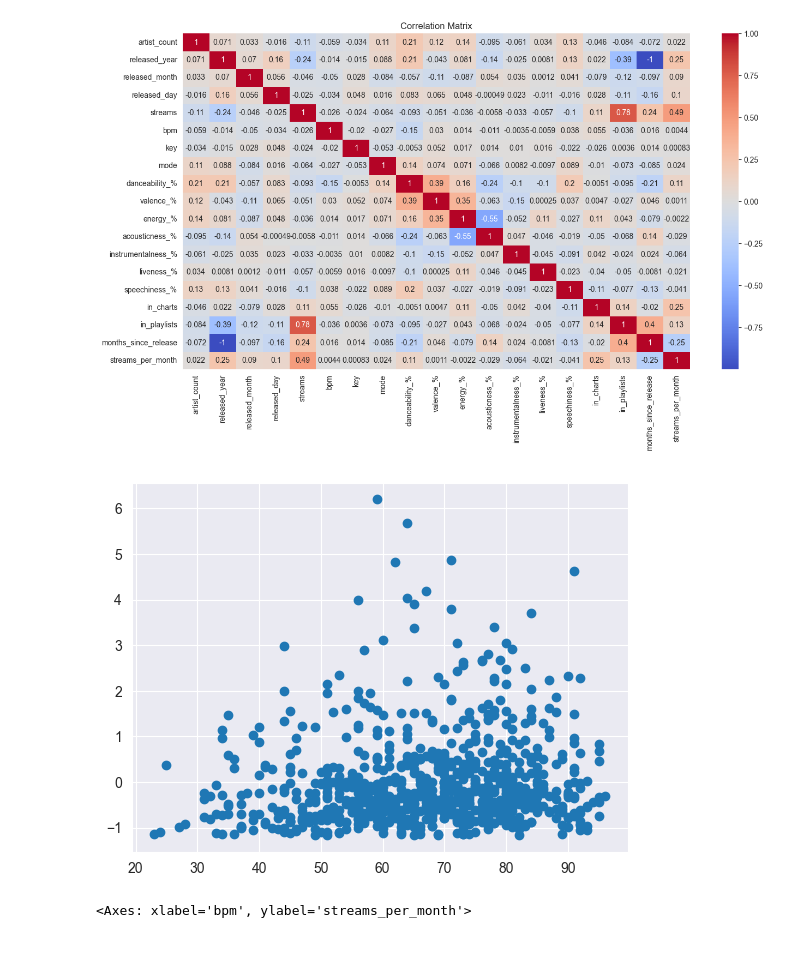
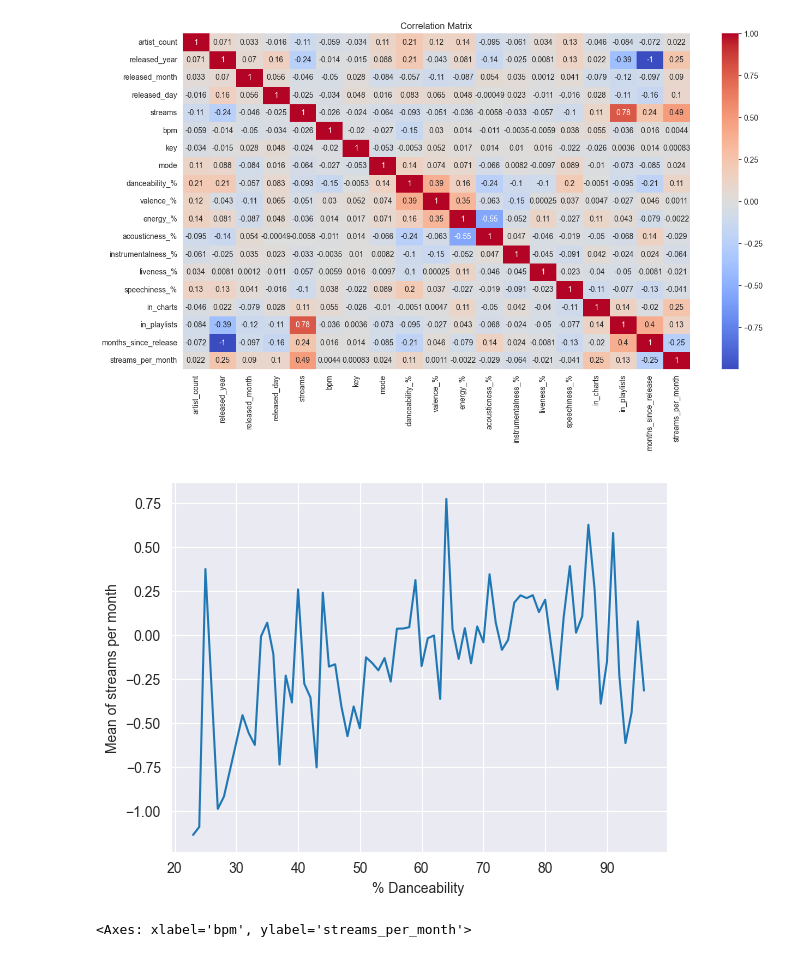
Before and after one commit to certificateofparticipation/VJCxTP-Hackathon-24, a Jupyter notebook: main.ipynb, the cells around one changed output. Drawn from its saved outputs; the diff is of its cells as text; code cells hidden in the pictures.

Commit message:
Add danceability to mean of streams/mth

```diff
--- a/main.ipynb
+++ b/main.ipynb
@@ -327,12 +327,14 @@ plt.show()
 # %%
 # sns.pairplot(data=df.drop("released_year", axis=1).drop("released_month", axis=1).drop("released_day", axis=1).drop("artist_count", axis=1), diag_kind="kde")
 # Commented as this takes alot of resources
-# %%
-plt.scatter(df["danceability_%"], df['streams_per_month'])
-plt.plot(df)
-plt.show()
-# %% [output]
-[figure, removed]
+# %%
+avg = df.groupby("danceability_%")["streams_per_month"].agg("mean")
+avg.plot()
+plt.xlabel("% Danceability")
+plt.ylabel("Mean of streams per month")
+plt.show()
+# %% [output]
+[figure, added]
 # %%
 sns.scatterplot(x='bpm', y='streams_per_month', data=df)
 # %% [output]
```
